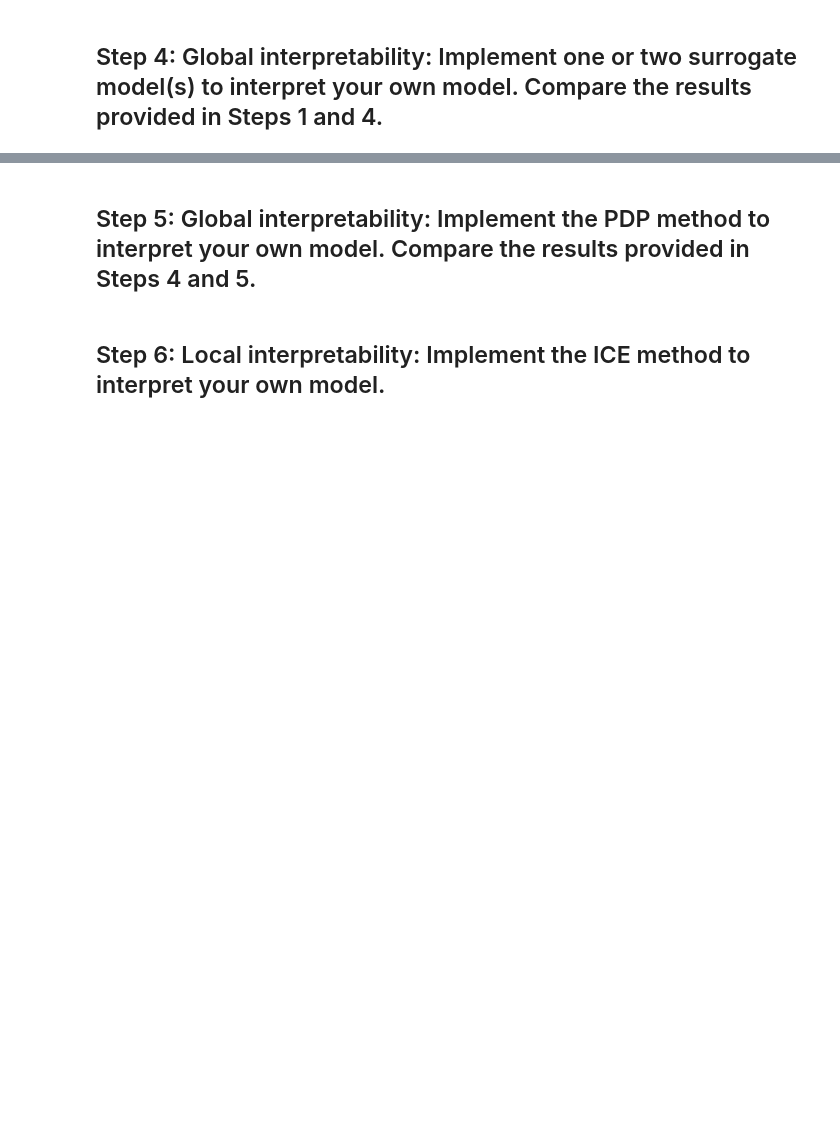
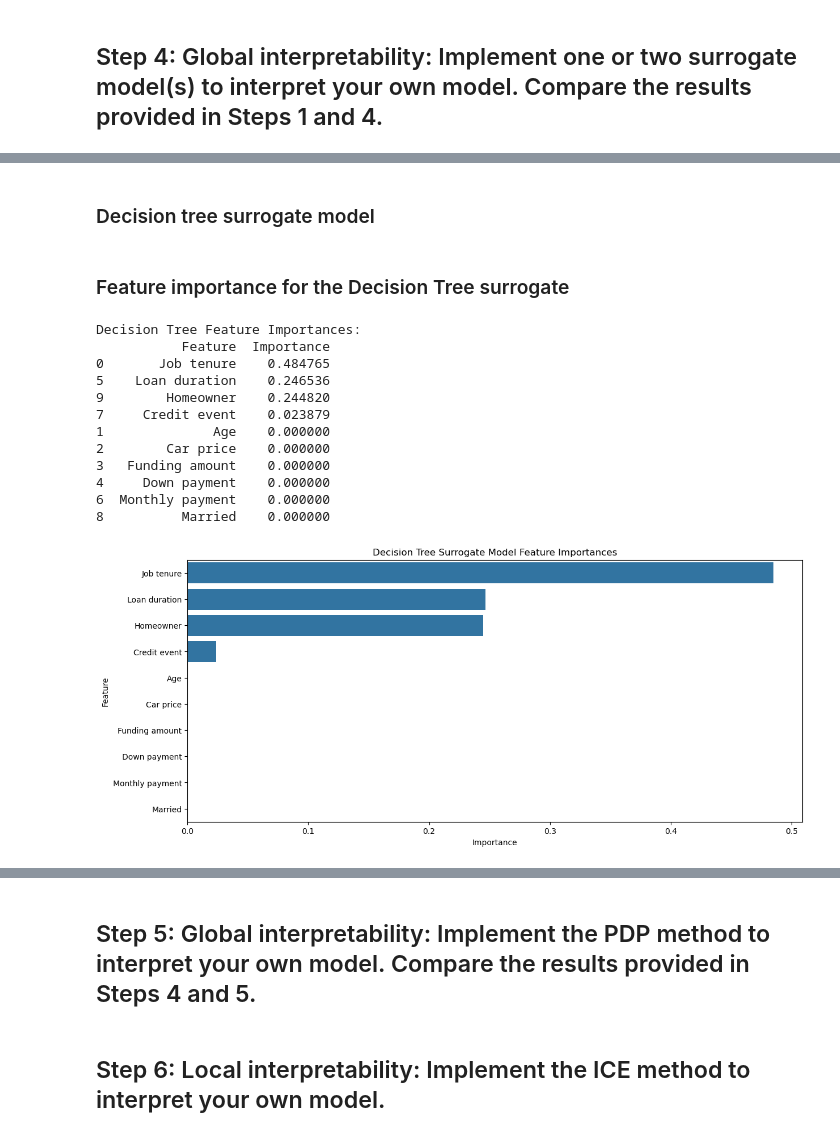
Before and after one commit to agossetX/interpretability_algorithmic_fairness_group_2, a Jupyter notebook: main.ipynb, the cells around one changed output, grey strips where cells are left out. Cells and saved outputs as stored; diff of their text form; code cells hidden in the pictures; blank space fills up the shorter version.

```diff
--- a/main.ipynb
+++ b/main.ipynb
@@ -16,0 +362,37 @@ df = pd.read_excel('dataproject2024.xlsx')
+# %% [markdown]
+### Decision tree surrogate model
+# %%
+dt_surrogate = DecisionTreeRegressor(max_depth=3, random_state=42)
+dt_surrogate.fit(X_train, y_surrogate)
+
+y_dt_pred = dt_surrogate.predict(X_test)
+# %% [markdown]
+### Feature importance for the Decision Tree surrogate
+# %%
+feature_importance_dt = pd.DataFrame({
+    'Feature': X.columns,
+    'Importance': dt_surrogate.feature_importances_
+}).sort_values(by='Importance', ascending=False)
+
+print("Decision Tree Feature Importances:")
+print(feature_importance_dt)
+
+# Plotting feature importances for Decision Tree
+plt.figure(figsize=(14,6))
+sns.barplot(x='Importance', y='Feature', data=feature_importance_dt)
+plt.title('Decision Tree Surrogate Model Feature Importances')
+plt.show()
+# %% [output]
+Decision Tree Feature Importances:
+           Feature  Importance
+0       Job tenure    0.484765
+5    Loan duration    0.246536
+9        Homeowner    0.244820
+7     Credit event    0.023879
+1              Age    0.000000
+2        Car price    0.000000
+3   Funding amount    0.000000
+4     Down payment    0.000000
+6  Monthly payment    0.000000
+8          Married    0.000000
+[figure, added]
```
Also changed, not shown: parts of 33 cells of this notebook.
